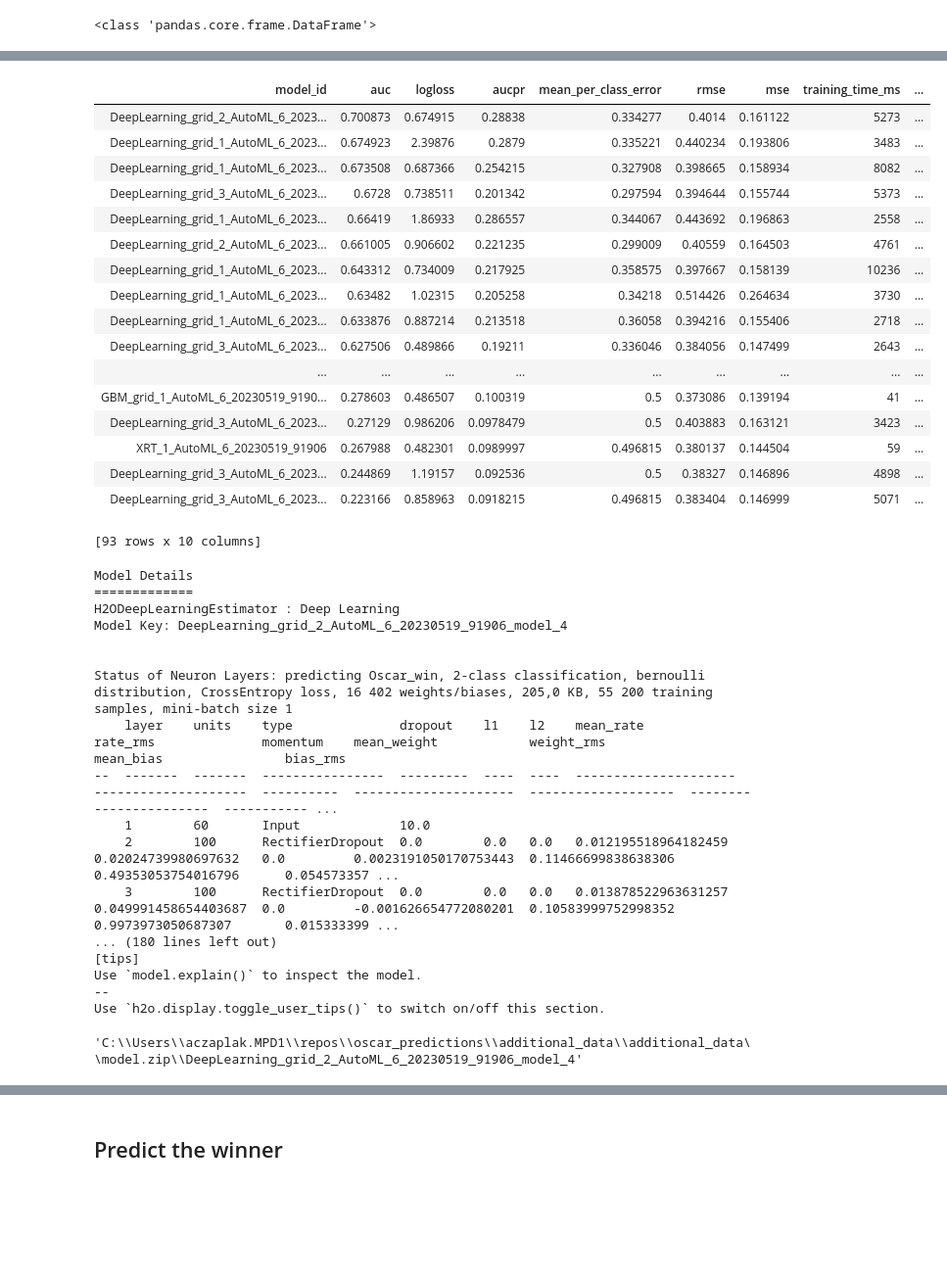
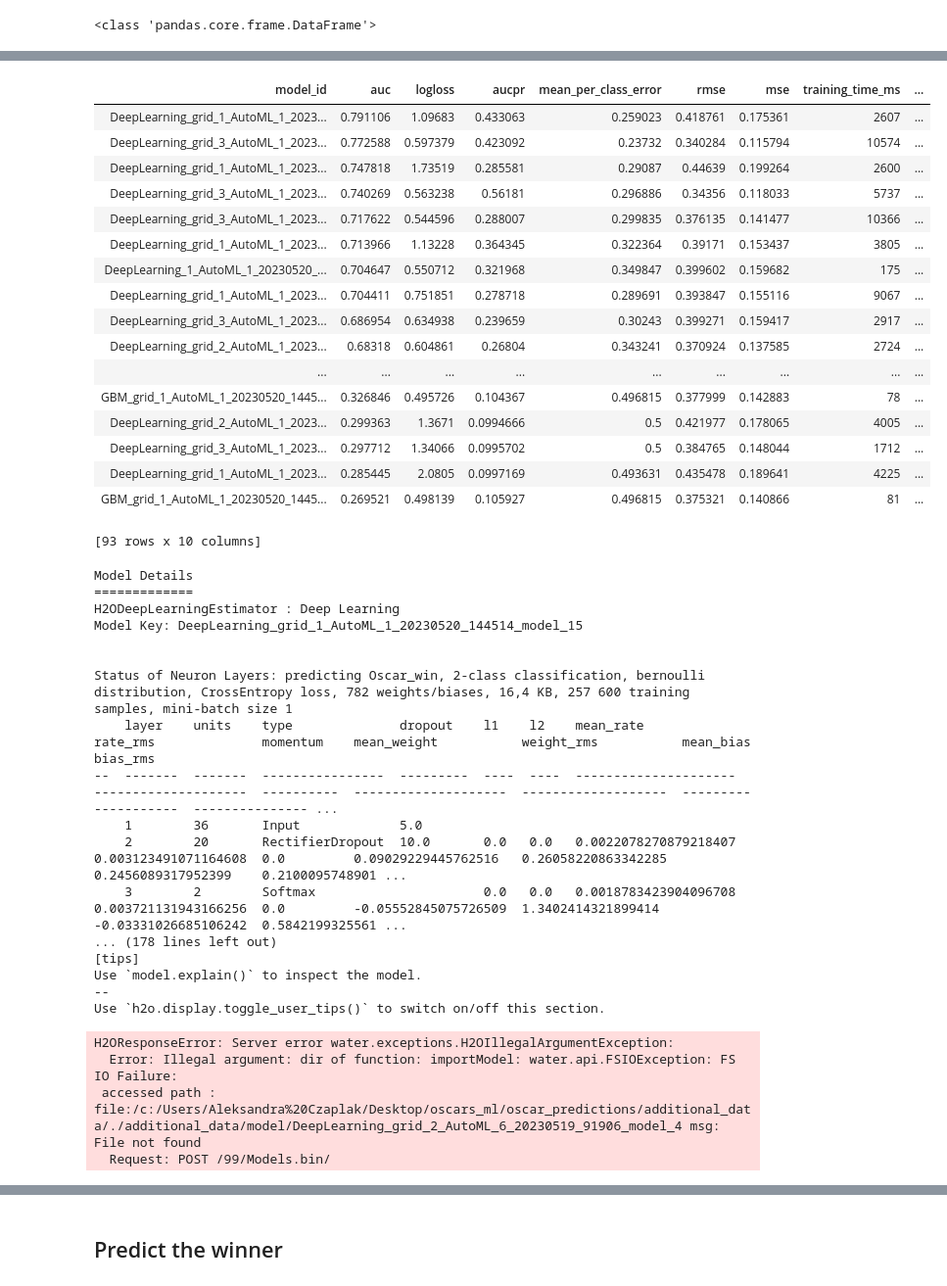
Before and after one commit to Aleksandra-dot/oscar_predictions, a Jupyter notebook: additional_data/ml.ipynb, the cells around one changed output, grey strips where cells are left out. Shown at 98% size. Saved outputs shown, nothing was run; the diff lists cells and outputs as text; code cells hidden in the pictures; blank space fills up the shorter version.

```diff
--- a/additional_data/ml.ipynb
+++ b/additional_data/ml.ipynb
@@ -94,12 +100,8 @@ from h2o.automl import H2OAutoML, get_leaderboard
 train1 = h2o.H2OFrame(train)
 
 # Identify predictors and response
-predictors = ['year', 'film', 'wiki', 'rating', 'numVotes',
-       'worldwide_box_office', 'Action', 'Adventure', 'Animation', 'Biography',
-       'Comedy', 'Crime', 'Documentary', 'Drama', 'Family', 'Fantasy',
-       'Film-Noir', 'Game-Show', 'History', 'Horror', 'Music', 'Musical',
-       'Mystery', 'News', 'Reality-TV', 'Romance', 'Sci-Fi', 'Short', 'Sport',
-       'Talk-Show', 'Thriller', 'War', 'Western', 'action', 'adventure',
+predictors = ['year', 'rating', 'numVotes',
+       'worldwide_box_office', 'action', 'adventure',
        'animation', 'biography', 'comedy', 'crime', 'documentary', 'drama',
        'family', 'fantasy', 'film-noir', 'history', 'horror', 'music',
        'musical', 'mystery', 'romance', 'sci-fi', 'sport', 'thriller', 'war',
@@ -150,18 +152,18 @@ AutoML progress: |█
 | model_id | auc | logloss | aucpr | mean_per_class_error | rmse | mse | training_time_ms | ... |
-| DeepLearning_grid_2_AutoML_6_2023... | 0.700873 | 0.674915 | 0.28838 | 0.334277 | 0.4014 | 0.161122 | 5273 | ... |
-| DeepLearning_grid_1_AutoML_6_2023... | 0.674923 | 2.39876 | 0.2879 | 0.335221 | 0.440234 | 0.193806 | 3483 | ... |
-| DeepLearning_grid_1_AutoML_6_2023... | 0.673508 | 0.687366 | 0.254215 | 0.327908 | 0.398665 | 0.158934 | 8082 | ... |
-| DeepLearning_grid_3_AutoML_6_2023... | 0.6728 | 0.738511 | 0.201342 | 0.297594 | 0.394644 | 0.155744 | 5373 | ... |
-| DeepLearning_grid_1_AutoML_6_2023... | 0.66419 | 1.86933 | 0.286557 | 0.344067 | 0.443692 | 0.196863 | 2558 | ... |
-| DeepLearning_grid_2_AutoML_6_2023... | 0.661005 | 0.906602 | 0.221235 | 0.299009 | 0.40559 | 0.164503 | 4761 | ... |
-| DeepLearning_grid_1_AutoML_6_2023... | 0.643312 | 0.734009 | 0.217925 | 0.358575 | 0.397667 | 0.158139 | 10236 | ... |
-| DeepLearning_grid_1_AutoML_6_2023... | 0.63482 | 1.02315 | 0.205258 | 0.34218 | 0.514426 | 0.264634 | 3730 | ... |
-| DeepLearning_grid_1_AutoML_6_2023... | 0.633876 | 0.887214 | 0.213518 | 0.36058 | 0.394216 | 0.155406 | 2718 | ... |
-| DeepLearning_grid_3_AutoML_6_2023... | 0.627506 | 0.489866 | 0.19211 | 0.336046 | 0.384056 | 0.147499 | 2643 | ... |
+| DeepLearning_grid_1_AutoML_1_2023... | 0.791106 | 1.09683 | 0.433063 | 0.259023 | 0.418761 | 0.175361 | 2607 | ... |
+| DeepLearning_grid_3_AutoML_1_2023... | 0.772588 | 0.597379 | 0.423092 | 0.23732 | 0.340284 | 0.115794 | 10574 | ... |
+| DeepLearning_grid_1_AutoML_1_2023... | 0.747818 | 1.73519 | 0.285581 | 0.29087 | 0.44639 | 0.199264 | 2600 | ... |
+| DeepLearning_grid_3_AutoML_1_2023... | 0.740269 | 0.563238 | 0.56181 | 0.296886 | 0.34356 | 0.118033 | 5737 | ... |
+| DeepLearning_grid_3_AutoML_1_2023... | 0.717622 | 0.544596 | 0.288007 | 0.299835 | 0.376135 | 0.141477 | 10366 | ... |
+| DeepLearning_grid_1_AutoML_1_2023... | 0.713966 | 1.13228 | 0.364345 | 0.322364 | 0.39171 | 0.153437 | 3805 | ... |
+| DeepLearning_1_AutoML_1_20230520_... | 0.704647 | 0.550712 | 0.321968 | 0.349847 | 0.399602 | 0.159682 | 175 | ... |
+| DeepLearning_grid_1_AutoML_1_2023... | 0.704411 | 0.751851 | 0.278718 | 0.289691 | 0.393847 | 0.155116 | 9067 | ... |
+| DeepLearning_grid_3_AutoML_1_2023... | 0.686954 | 0.634938 | 0.239659 | 0.30243 | 0.399271 | 0.159417 | 2917 | ... |
+| DeepLearning_grid_2_AutoML_1_2023... | 0.68318 | 0.604861 | 0.26804 | 0.343241 | 0.370924 | 0.137585 | 2724 | ... |
 | ... | ... | ... | ... | ... | ... | ... | ... | ... |
-| GBM_grid_1_AutoML_6_20230519_9190... | 0.278603 | 0.486507 | 0.100319 | 0.5 | 0.373086 | 0.139194 | 41 | ... |
-| DeepLearning_grid_3_AutoML_6_2023... | 0.27129 | 0.986206 | 0.0978479 | 0.5 | 0.403883 | 0.163121 | 3423 | ... |
-| XRT_1_AutoML_6_20230519_91906 | 0.267988 | 0.482301 | 0.0989997 | 0.496815 | 0.380137 | 0.144504 | 59 | ... |
-| DeepLearning_grid_3_AutoML_6_2023... | 0.244869 | 1.19157 | 0.092536 | 0.5 | 0.38327 | 0.146896 | 4898 | ... |
-| DeepLearning_grid_3_AutoML_6_2023... | 0.223166 | 0.858963 | 0.0918215 | 0.496815 | 0.383404 | 0.146999 | 5071 | ... |
+| GBM_grid_1_AutoML_1_20230520_1445... | 0.326846 | 0.495726 | 0.104367 | 0.496815 | 0.377999 | 0.142883 | 78 | ... |
+| DeepLearning_grid_2_AutoML_1_2023... | 0.299363 | 1.3671 | 0.0994666 | 0.5 | 0.421977 | 0.178065 | 4005 | ... |
+| DeepLearning_grid_3_AutoML_1_2023... | 0.297712 | 1.34066 | 0.0995702 | 0.5 | 0.384765 | 0.148044 | 1712 | ... |
+| DeepLearning_grid_1_AutoML_1_2023... | 0.285445 | 2.0805 | 0.0997169 | 0.493631 | 0.435478 | 0.189641 | 4225 | ... |
+| GBM_grid_1_AutoML_1_20230520_1445... | 0.269521 | 0.498139 | 0.105927 | 0.496815 | 0.375321 | 0.140866 | 81 | ... |
 [93 rows x 10 columns]
@@ -174,23 +208,24 @@ top_model
 Model Details
 =============
 H2ODeepLearningEstimator : Deep Learning
-Model Key: DeepLearning_grid_2_AutoML_6_20230519_91906_model_4
+Model Key: DeepLearning_grid_1_AutoML_1_20230520_144514_model_15
 
 
-Status of Neuron Layers: predicting Oscar_win, 2-class classification, bernoulli distribution, CrossEntropy loss, 16 402 weights/biases, 205,0 KB, 55 200 training samples, mini-batch size 1
-    layer    units    type              dropout    l1    l2    mean_rate              rate_rms              momentum    mean_weight            weight_rms           mean_bias                bias_rms
---  -------  -------  ----------------  ---------  ----  ----  ---------------------  --------------------  ----------  ---------------------  -------------------  -----------------------  ----------- ...
-    1        60       Input             10.0
-    2        100      RectifierDropout  0.0        0.0   0.0   0.012195518964182459   0.02024739980697632   0.0         0.0023191050170753443  0.11466699838638306  0.49353053754016796      0.054573357 ...
-    3        100      RectifierDropout  0.0        0.0   0.0   0.013878522963631257   0.049991458654403687  0.0         -0.001626654772080201  0.10583999752998352  0.9973973050687307       0.015333399 ...
-... (180 lines left out)
+Status of Neuron Layers: predicting Oscar_win, 2-class classification, bernoulli distribution, CrossEntropy loss, 782 weights/biases, 16,4 KB, 257 600 training samples, mini-batch size 1
+    layer    units    type              dropout    l1    l2    mean_rate              rate_rms              momentum    mean_weight           weight_rms           mean_bias             bias_rms
+--  -------  -------  ----------------  ---------  ----  ----  ---------------------  --------------------  ----------  --------------------  -------------------  --------------------  --------------- ...
+    1        36       Input             5.0
+    2        20       RectifierDropout  10.0       0.0   0.0   0.0022078270879218407  0.003123491071164608  0.0         0.09029229445762516   0.26058220863342285  0.2456089317952399    0.2100095748901 ...
+    3        2        Softmax                      0.0   0.0   0.0018783423904096708  0.003721131943166256  0.0         -0.05552845075726509  1.3402414321899414   -0.03331026685106242  0.5842199325561 ...
+... (178 lines left out)
 [tips]
 Use `model.explain()` to inspect the model.
 --
 Use `h2o.display.toggle_user_tips()` to switch on/off this section.
-# %%
-h2o.save_model(top_model, './additional_data/model.zip' )
-# %% [output]
-'C:\\Users\\aczaplak.MPD1\\repos\\oscar_predictions\\additional_data\\additional_data\\model.zip\\DeepLearning_grid_2_AutoML_6_20230519_91906_model_4'
 # %%
-model = h2o.load_model('./additional_data/model.zip/DeepLearning_grid_2_AutoML_6_20230519_91906_model_4')
+model = h2o.load_model('./additional_data/model/DeepLearning_grid_2_AutoML_6_20230519_91906_model_4')
+# %% [output]
+H2OResponseError: Server error water.exceptions.H2OIllegalArgumentException:
+  Error: Illegal argument: dir of function: importModel: water.api.FSIOException: FS IO Failure:
+ accessed path : file:/c:/Users/Aleksandra%20Czaplak/Desktop/oscars_ml/oscar_predictions/additional_data/./additional_data/model/DeepLearning_grid_2_AutoML_6_20230519_91906_model_4 msg: File not found
+  Request: POST /99/Models.bin/
```
Also changed, not shown: parts of 9 cells of this notebook, 13 other files.
